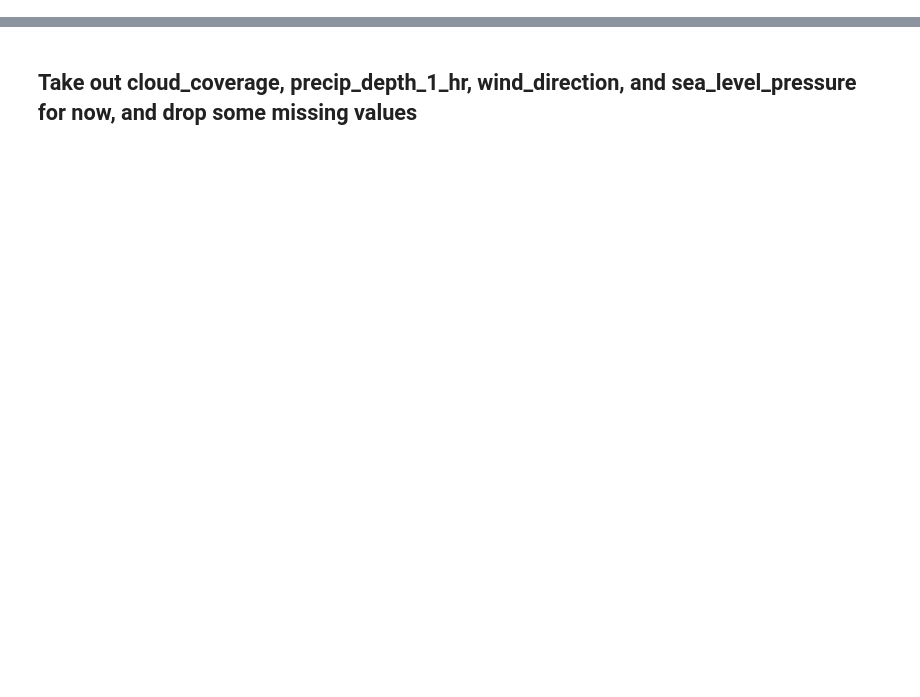
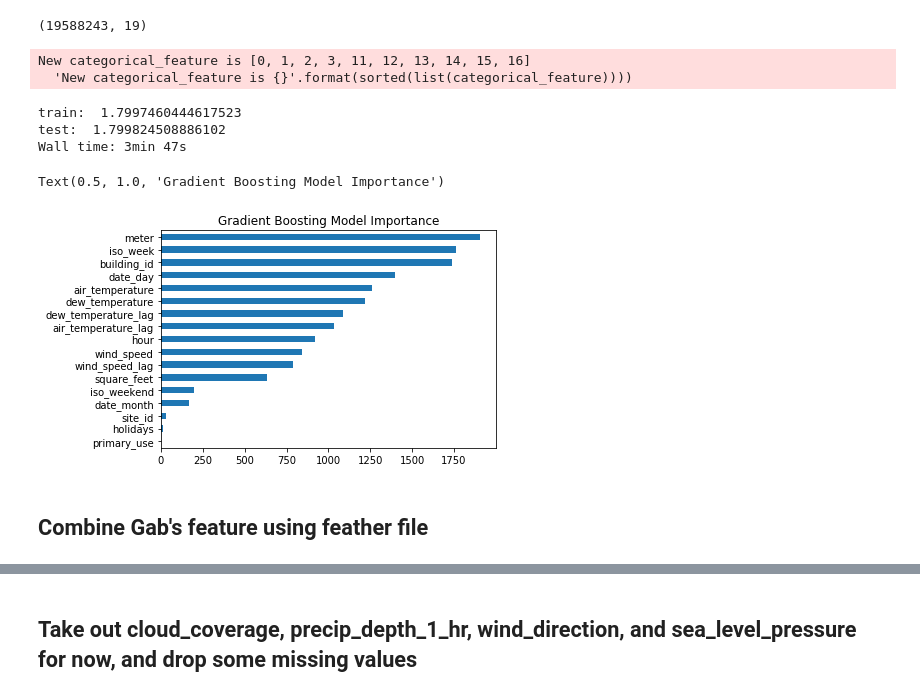
Before and after one commit to Matthew-Peng/AutoML_vs_DataScientist, a Jupyter notebook: models.ipynb, the cells around one changed output, grey strips where cells are left out. Cells and saved outputs as stored; diff of their text form; code cells hidden in the pictures; blank space fills up the shorter version.

Commit message:
new model

```diff
--- a/models.ipynb
+++ b/models.ipynb
@@ -18,0 +65,4 @@ Wall time: 31.8 s
+# %%
+%%time
+train = pd.read_feather('Data/train_joined.feather') # for changing features
+# train = pd.read_feather('Data/train_joined_processed.feather')
@@ -18,0 +172,44 @@ Wall time: 31.8 s
+# %%
+train.shape
+# %% [output]
+(19588243, 19)
+# %%
+%%time
+X = train.iloc[:,2:]
+y = train.iloc[:,0]
+X_train, X_test, y_train, y_test = train_test_split(X, y, test_size=0.2, random_state=33)
+
+# locate categorical variables
+cat_variables = ['building_id', 'meter', 'site_id', 'primary_use', 'date_month', 'date_day',
+                'iso_week', 'iso_weekend', 'hour', 'holidays']
+cat_variables_loc = list()
+for var in cat_variables:
+    cat_variables_loc.append(X_train.columns.get_loc(var))
+
+bst2 = lgb.LGBMRegressor(n_estimators = 500)
+bst2.fit(X_train.values, y_train.values, categorical_feature=cat_variables_loc)
+
+prediction_on_X_train = bst2.predict(X_train)
+prediction_on_X_train = pd.Series(prediction_on_X_train)
+prediction_on_X_train[prediction_on_X_train<0] = 0
+print('train: ', np.sqrt(mean_squared_log_error( y_train, prediction_on_X_train)))
+
+prediction_on_X_test = bst2.predict(X_test)
+prediction_on_X_test = pd.Series(prediction_on_X_test)
+prediction_on_X_test[prediction_on_X_test<0] = 0
+print('test: ', np.sqrt(mean_squared_log_error( y_test, prediction_on_X_test )))
+# %% [output]
+New categorical_feature is [0, 1, 2, 3, 11, 12, 13, 14, 15, 16]
+  'New categorical_feature is {}'.format(sorted(list(categorical_feature))))
+train:  1.7997460444617523
+test:  1.799824508886102
+Wall time: 3min 47s
+# %%
+importance = pd.Series(bst2.feature_importances_, index=X_train.columns)
+importance.sort_values().plot.barh()
+plt.title('Gradient Boosting Model Importance')
+# %% [output]
+Text(0.5, 1.0, 'Gradient Boosting Model Importance')
+[figure, added]
+# %% [markdown]
+## Combine Gab's feature using feather file
```
Also changed, not shown: parts of 86 cells of this notebook, 3 other files.
